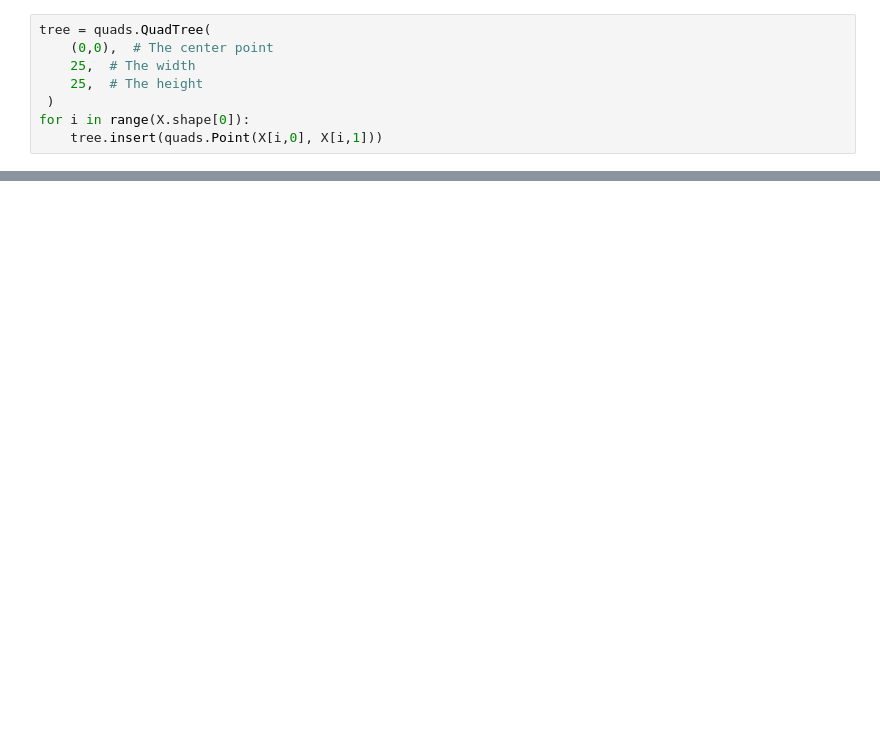
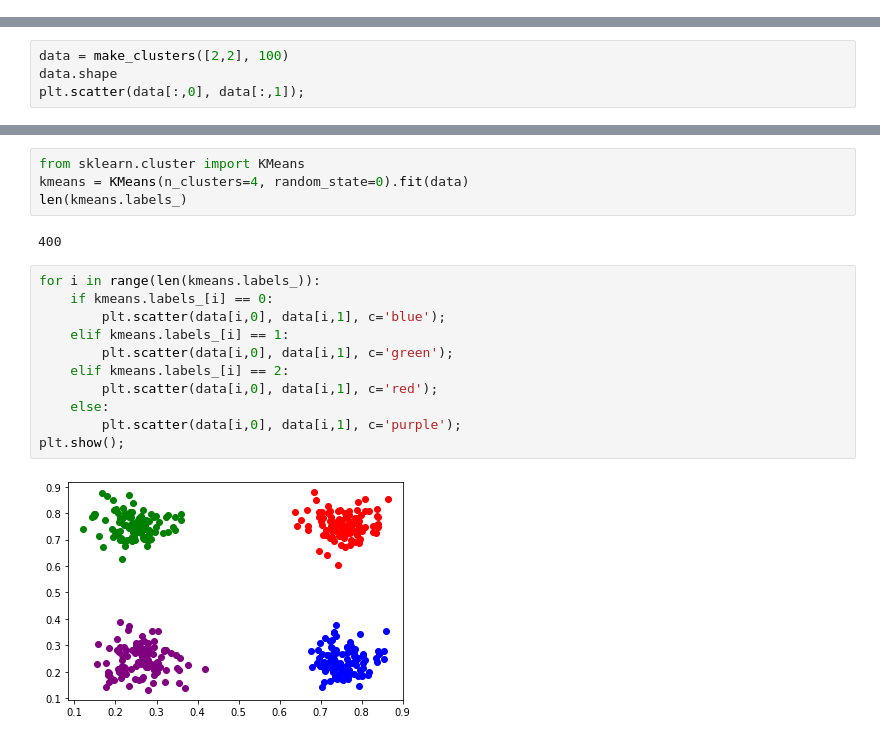
Before and after one commit to kayla-lixinyi/Summer-Project-Advanced-and-Interpretable-Unsupervised-Learning, a Jupyter notebook: WSPD.ipynb, the cells around one changed output, grey strips where cells are left out. Saved outputs shown, nothing was run; the diff lists cells and outputs as text; blank space fills up the shorter version.

```diff
--- a/WSPD.ipynb
+++ b/WSPD.ipynb
@@ -20,8 +0,0 @@ print(mid_X, mid_y)
-# %%
-tree = quads.QuadTree(
-    (0,0),  # The center point
-    25,  # The width
-    25,  # The height
- )
-for i in range(X.shape[0]):
-    tree.insert(quads.Point(X[i,0], X[i,1]))
@@ -316,0 +300,4 @@ wspd = WSPD(tree._root, tree._root, 8)
+# %%
+data = make_clusters([2,2], 100)
+data.shape
+plt.scatter(data[:,0], data[:,1]);
@@ -316,0 +306,19 @@ wspd = WSPD(tree._root, tree._root, 8)
+# %%
+from sklearn.cluster import KMeans
+kmeans = KMeans(n_clusters=4, random_state=0).fit(data)
+len(kmeans.labels_)
+# %% [output]
+400
+# %%
+for i in range(len(kmeans.labels_)):
+    if kmeans.labels_[i] == 0:
+        plt.scatter(data[i,0], data[i,1], c='blue');
+    elif kmeans.labels_[i] == 1:
+        plt.scatter(data[i,0], data[i,1], c='green');
+    elif kmeans.labels_[i] == 2:
+        plt.scatter(data[i,0], data[i,1], c='red');
+    else:
+        plt.scatter(data[i,0], data[i,1], c='purple');
+plt.show();
+# %% [output]
+[figure, added]
```
Also changed, not shown: parts of 32 cells of this notebook.
